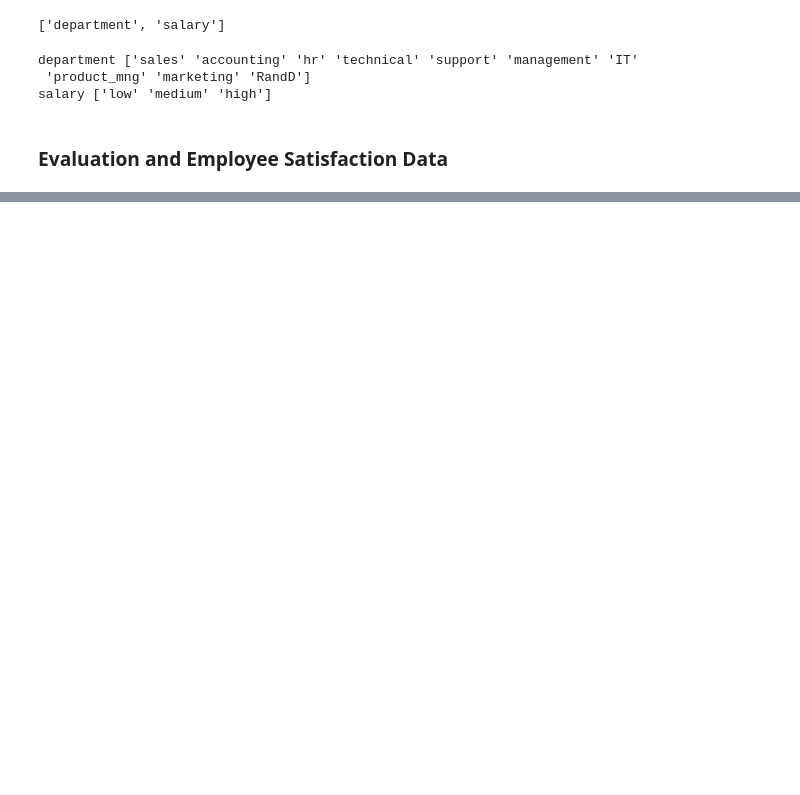
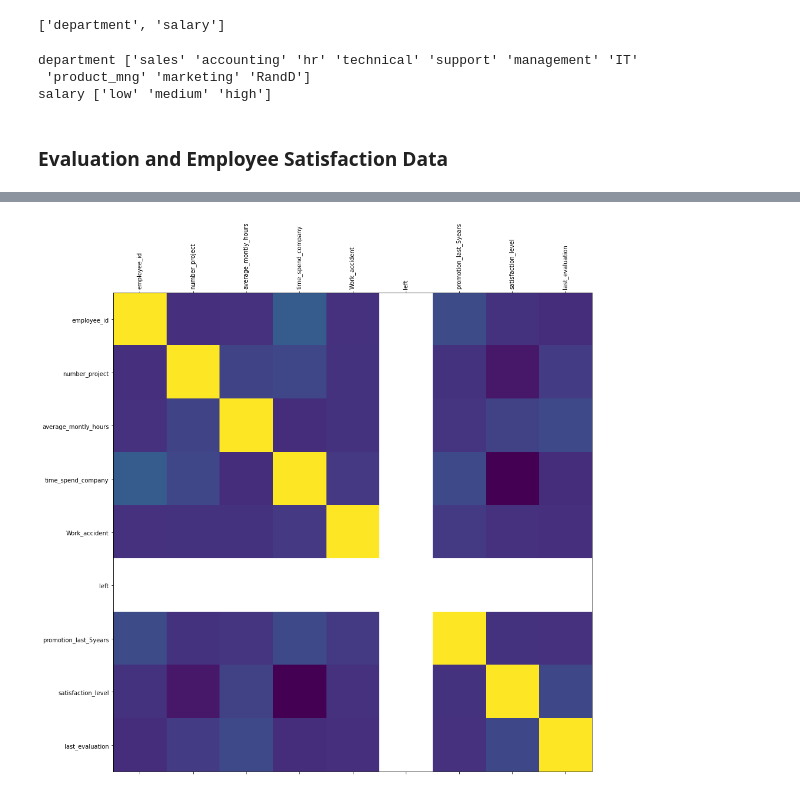
Before and after one commit to techthumb1/Analytics-Projects, a Jupyter notebook: HR-Retention-Study/hr_retention.ipynb, the cells around one changed output, grey strips where cells are left out. Cells and saved outputs as stored; diff of their text form; code cells hidden in the pictures; blank space fills up the shorter version.

```diff
--- a/HR-Retention-Study/hr_retention.ipynb
+++ b/HR-Retention-Study/hr_retention.ipynb
@@ -87,0 +192,4 @@ emp_satis_eval.head()
+# %%
+# Determine the number of employees who stayed
+stayed_df = main_df[main_df['left'] == 0]
+stayed_df.shape
@@ -87,0 +230,5 @@ emp_satis_eval.head()
+# %%
+# Correlation matrix for the stayed dataframe
+correlation_matrix(stayed_df)
+# %% [output]
+[figure, added]
```
Also changed, not shown: parts of 37 cells of this notebook, 2 other files.
